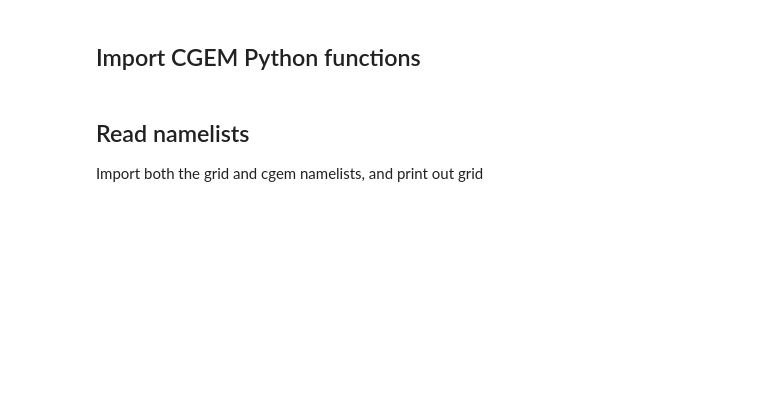
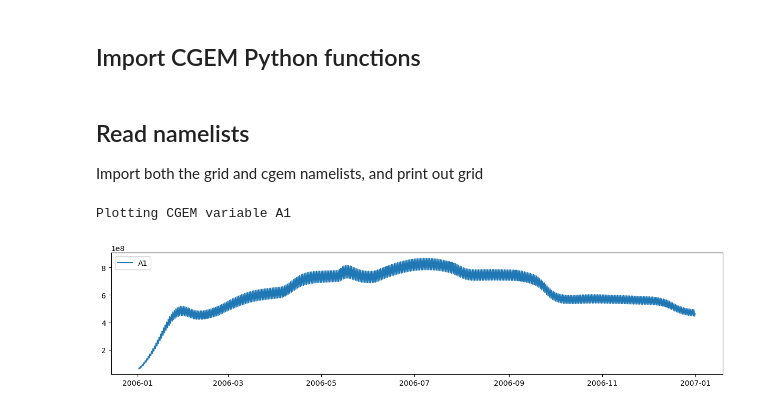
Before and after one commit to OyBcSt/cgem-schism, a Jupyter notebook: cgem_check.ipynb, the cells around one changed output. Cells and saved outputs as stored; diff of their text form; code cells hidden in the pictures; blank space fills up the shorter version.

```diff
--- a/cgem_check.ipynb
+++ b/cgem_check.ipynb
@@ -18,6 +36,9 @@ import f90nml
 cgem = f90nml.read('cgem.nml')
 grid = f90nml.read('grid.nml')
 # %%
-cgem_plot1D(grid,'A')
+cgem_plot1D(grid,'A1')
+# %% [output]
+Plotting CGEM variable A1
+[figure, added]
 # %%
 cgem_plot1D(grid,'Qn')
```
Also changed, not shown: parts of 25 cells of this notebook.
